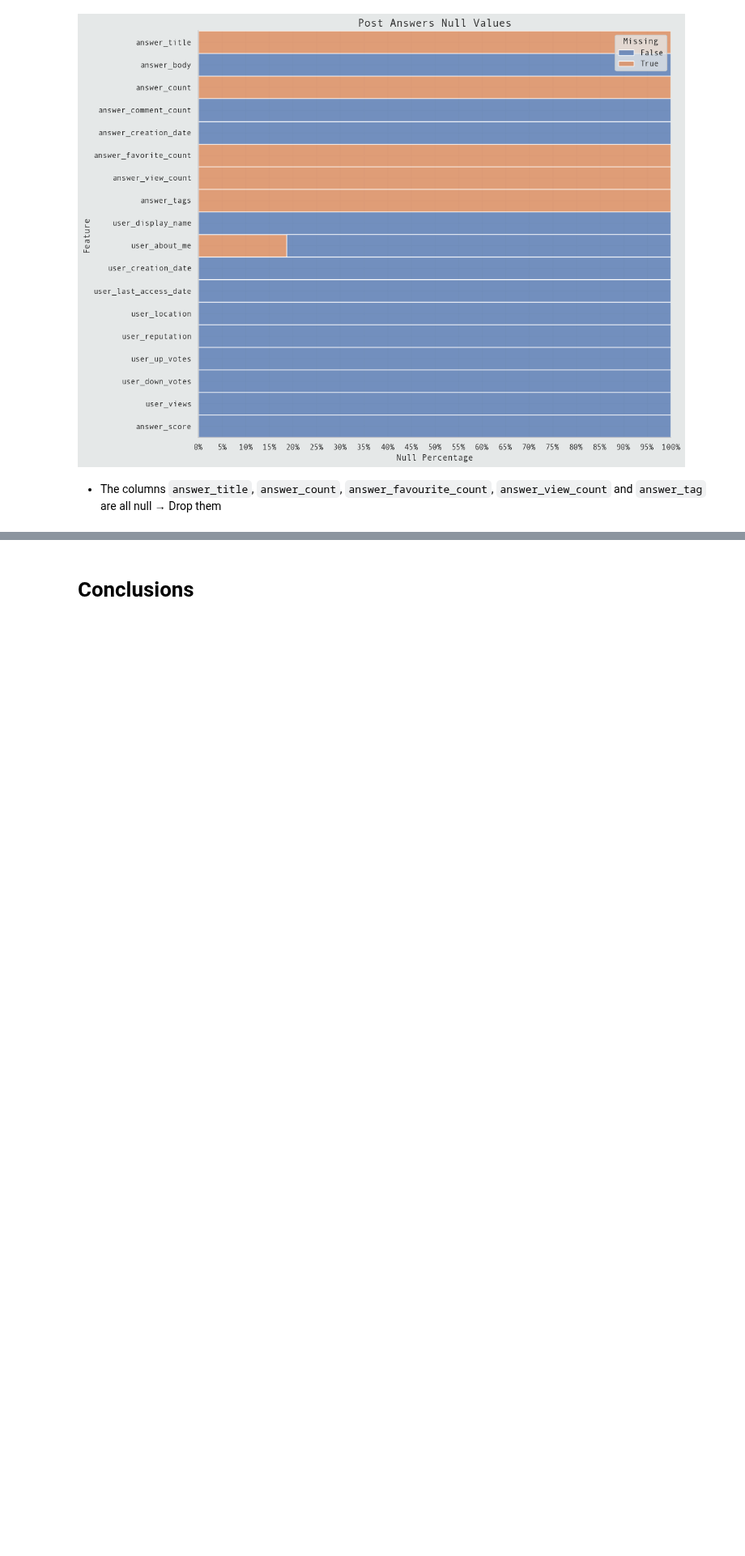
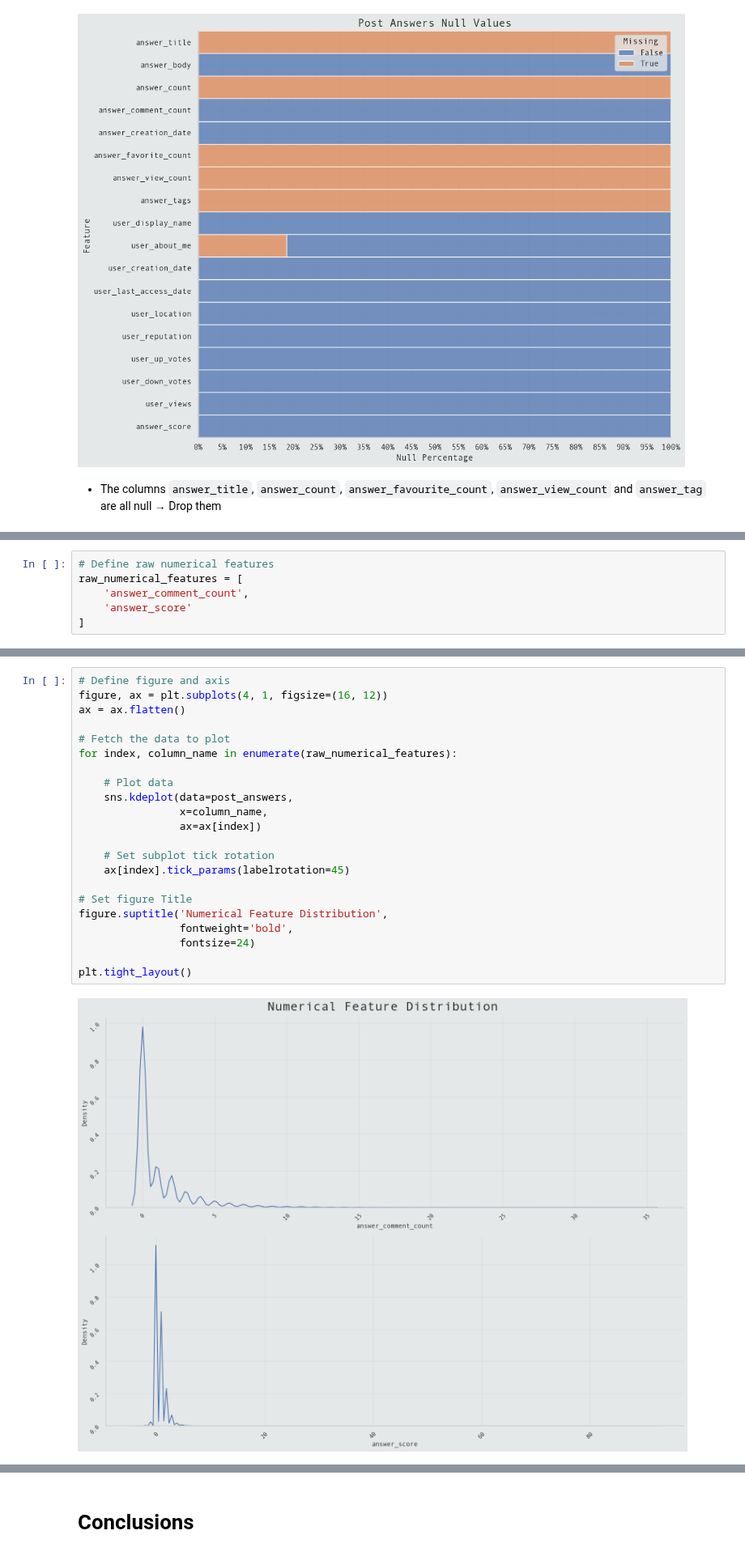
Before and after one commit to Volscente/DruidicGroveAI, a Jupyter notebook: notebooks/stackoverflow/eda/stackoverflow_eda.ipynb, the cells around one changed output, grey strips where cells are left out. Shown at 81% size. Saved outputs shown, nothing was run; the diff lists cells and outputs as text; blank space fills up the shorter version.

```diff
--- a/notebooks/stackoverflow/eda/stackoverflow_eda.ipynb
+++ b/notebooks/stackoverflow/eda/stackoverflow_eda.ipynb
@@ -644,0 +647,6 @@ plt.show()
+# %%
+# Define raw numerical features
+raw_numerical_features = [
+    'answer_comment_count',
+    'answer_score'
+]
@@ -644,0 +660,24 @@ plt.show()
+# %%
+# Define figure and axis
+figure, ax = plt.subplots(4, 1, figsize=(16, 12))
+ax = ax.flatten()
+
+# Fetch the data to plot
+for index, column_name in enumerate(raw_numerical_features):
+
+    # Plot data
+    sns.kdeplot(data=post_answers,
+                x=column_name,
+                ax=ax[index])
+
+    # Set subplot tick rotation
+    ax[index].tick_params(labelrotation=45)
+
+# Set figure Title
+figure.suptitle('Numerical Feature Distribution',
+                fontweight='bold',
+                fontsize=24)
+
+plt.tight_layout()
+# %% [output]
+[figure, added]
```
Also changed, not shown: parts of 3 cells of this notebook.
